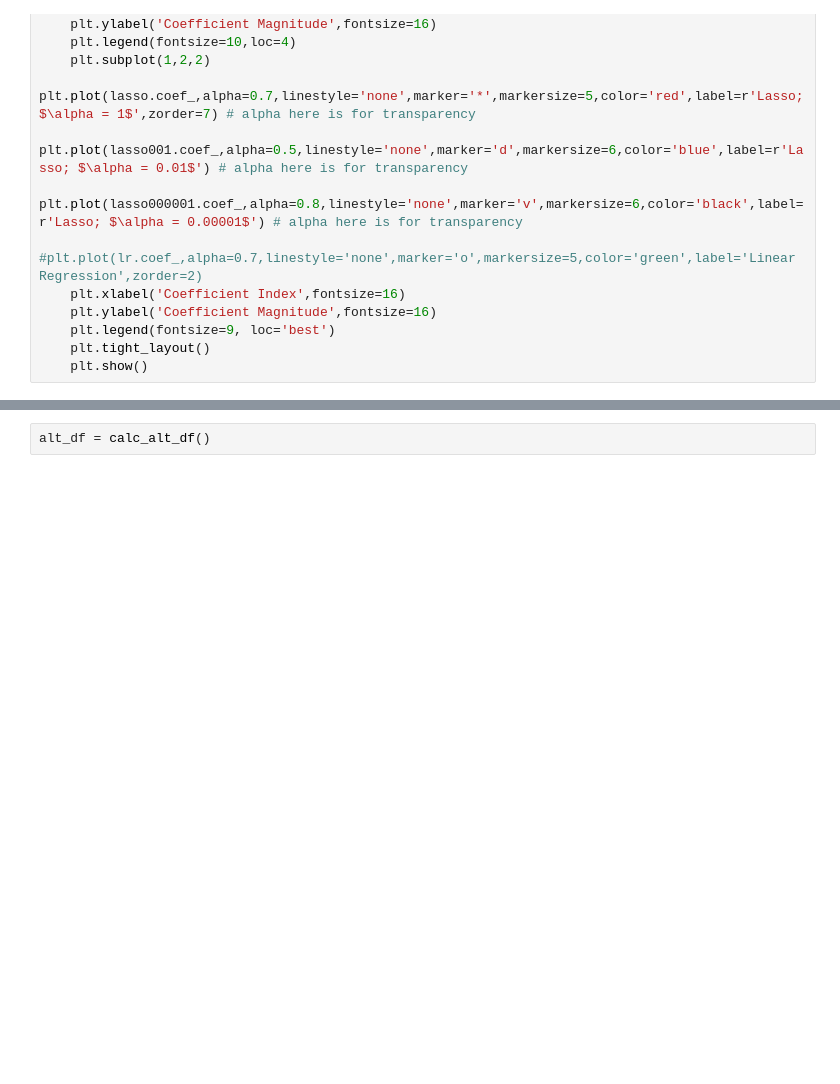
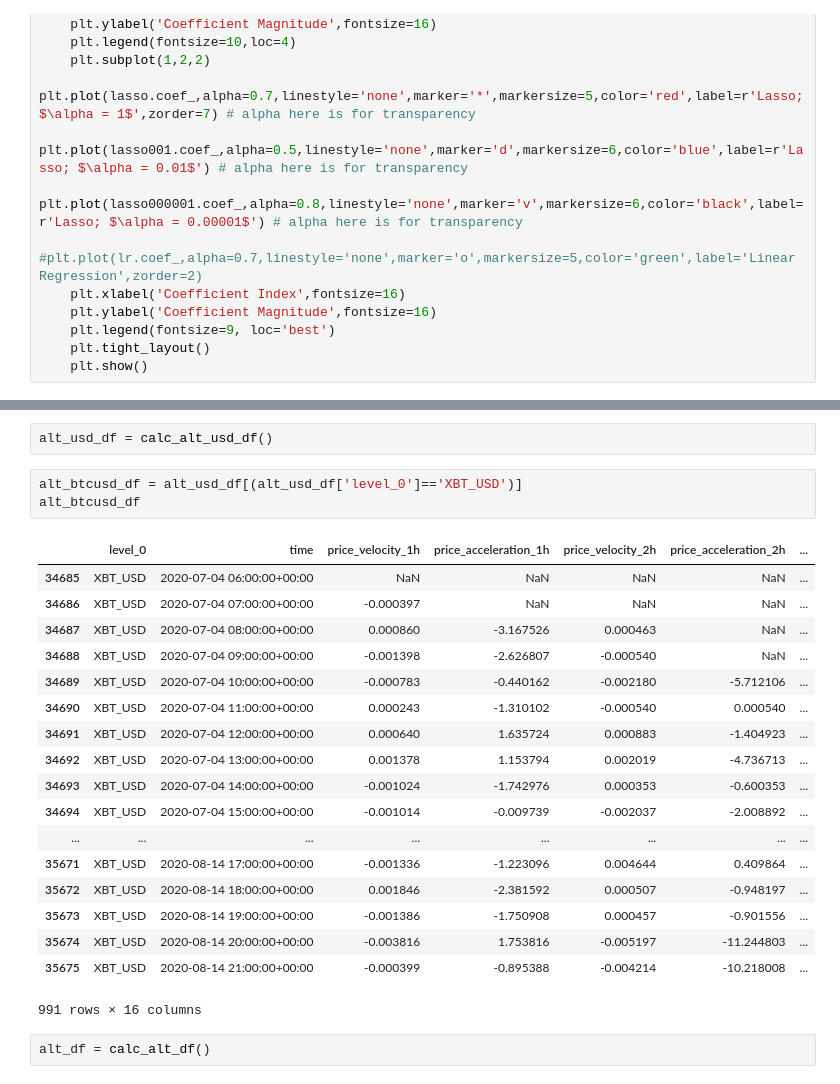
Before and after one commit to gdepalma93/nu_fintech_project_2, a Jupyter notebook: grant.ipynb, the cells around one changed output, grey strips where cells are left out. Cells and saved outputs as stored; diff of their text form; blank space fills up the shorter version.

Commit message:
added btcusd df

```diff
--- a/grant.ipynb
+++ b/grant.ipynb
@@ -444,3 +590,27 @@ def calc_alt_df():
+# %%
+alt_usd_df = calc_alt_usd_df()
+# %%
+alt_btcusd_df = alt_usd_df[(alt_usd_df['level_0']=='XBT_USD')]
+alt_btcusd_df
+# %% [output]
+|  | level_0 | time | price_velocity_1h | price_acceleration_1h | price_velocity_2h | price_acceleration_2h | ... |
+| 34685 | XBT_USD | 2020-07-04 06:00:00+00:00 | NaN | NaN | NaN | NaN | ... |
+| 34686 | XBT_USD | 2020-07-04 07:00:00+00:00 | -0.000397 | NaN | NaN | NaN | ... |
+| 34687 | XBT_USD | 2020-07-04 08:00:00+00:00 | 0.000860 | -3.167526 | 0.000463 | NaN | ... |
+| 34688 | XBT_USD | 2020-07-04 09:00:00+00:00 | -0.001398 | -2.626807 | -0.000540 | NaN | ... |
+| 34689 | XBT_USD | 2020-07-04 10:00:00+00:00 | -0.000783 | -0.440162 | -0.002180 | -5.712106 | ... |
+| 34690 | XBT_USD | 2020-07-04 11:00:00+00:00 | 0.000243 | -1.310102 | -0.000540 | 0.000540 | ... |
+| 34691 | XBT_USD | 2020-07-04 12:00:00+00:00 | 0.000640 | 1.635724 | 0.000883 | -1.404923 | ... |
+| 34692 | XBT_USD | 2020-07-04 13:00:00+00:00 | 0.001378 | 1.153794 | 0.002019 | -4.736713 | ... |
+| 34693 | XBT_USD | 2020-07-04 14:00:00+00:00 | -0.001024 | -1.742976 | 0.000353 | -0.600353 | ... |
+| 34694 | XBT_USD | 2020-07-04 15:00:00+00:00 | -0.001014 | -0.009739 | -0.002037 | -2.008892 | ... |
+| ... | ... | ... | ... | ... | ... | ... | ... |
+| 35671 | XBT_USD | 2020-08-14 17:00:00+00:00 | -0.001336 | -1.223096 | 0.004644 | 0.409864 | ... |
+| 35672 | XBT_USD | 2020-08-14 18:00:00+00:00 | 0.001846 | -2.381592 | 0.000507 | -0.948197 | ... |
+| 35673 | XBT_USD | 2020-08-14 19:00:00+00:00 | -0.001386 | -1.750908 | 0.000457 | -0.901556 | ... |
+| 35674 | XBT_USD | 2020-08-14 20:00:00+00:00 | -0.003816 | 1.753816 | -0.005197 | -11.244803 | ... |
+| 35675 | XBT_USD | 2020-08-14 21:00:00+00:00 | -0.000399 | -0.895388 | -0.004214 | -10.218008 | ... |
+991 rows × 16 columns
 # %%
 alt_df = calc_alt_df()
 # %%
```
Also changed, not shown: parts of 3 cells of this notebook.
